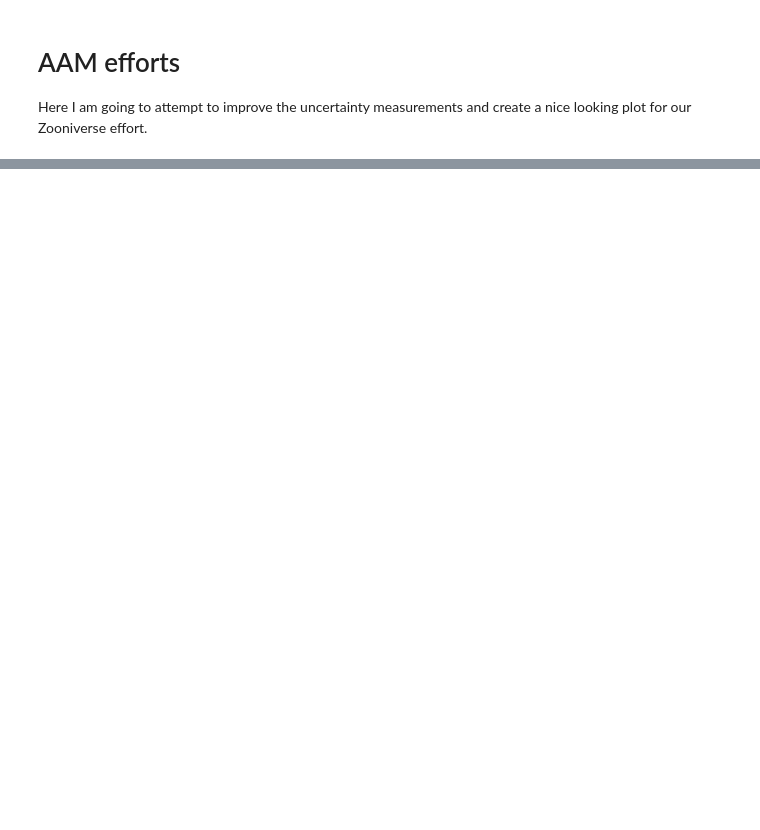
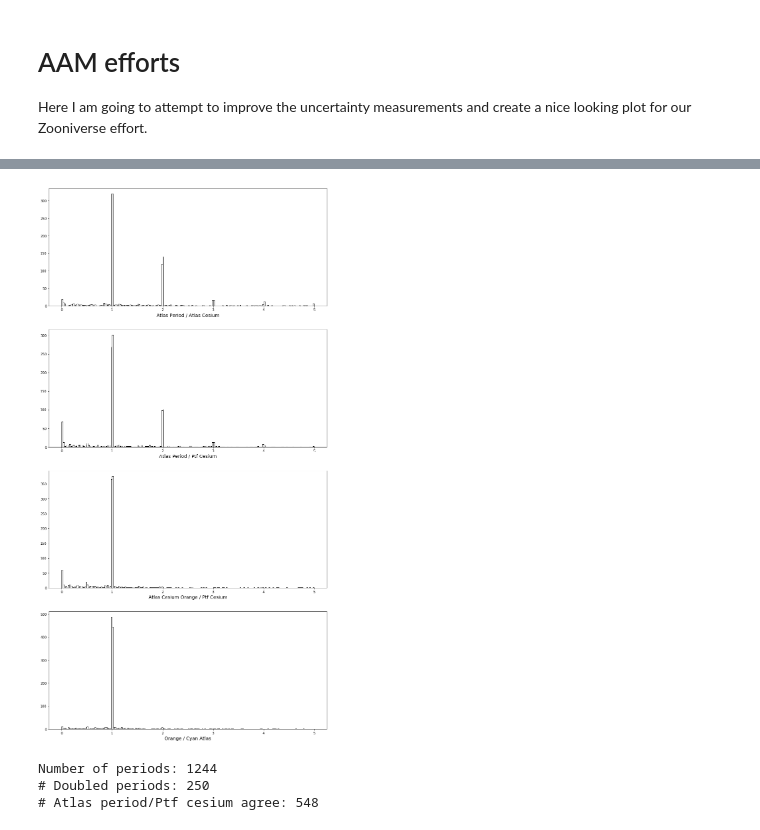
Before and after one commit to adamamiller/NUREU17, a Jupyter notebook: LSST/VariableStarClassification/Zooniverse_plot.ipynb, the cells around one changed output, grey strips where cells are left out. Saved outputs shown, nothing was run; the diff lists cells and outputs as text; code cells hidden in the pictures; blank space fills up the shorter version.

```diff
--- a/LSST/VariableStarClassification/Zooniverse_plot.ipynb
+++ b/LSST/VariableStarClassification/Zooniverse_plot.ipynb
@@ -207,0 +525,18 @@ plt.savefig('test.png', dpi = 300)
+# %%
+f1, ax1 = plt.subplots(4,1, figsize = (15,30))
+
+h1, c1, i1 = ax1[0].hist(perstbl['atlas period']/perstbl['atlas cesium o'], bins = 200, range = (0,5), fill = False)
+ax1[0].set_xlabel('Atlas Period / Atlas Cesium', fontsize = 14)
+
+h2, c2, i2 = ax1[1].hist(perstbl['atlas period'][real]/perstbl['ptf cesium'][real], bins = 200, range = (0,5), fill = False)
+ax1[1].set_xlabel('Atlas Period / Ptf Cesium', fontsize = 14)
+
+h3, c3, i3 = ax1[2].hist(perstbl['atlas cesium o'][real]/perstbl['ptf cesium'][real], bins = 200, range = (0,5), fill = False)
+ax1[2].set_xlabel('Atlas Cesium Orange / Ptf Cesium', fontsize = 14)
+
+h4, c4, i4 = ax1[3].hist(perstbl['atlas cesium o']/perstbl['atlas cesium c'], bins = 200, range = (0,5), fill = False)
+ax1[3].set_xlabel('Orange / Cyan Atlas', fontsize = 14)
+
+f1.savefig('./pershist.png', dpi = 300)
+# %% [output]
+[figure, added]
@@ -207,0 +567,8 @@ plt.savefig('test.png', dpi = 300)
+# %%
+print(f'Number of periods: {len(perstbl)}')
+print(f'# Doubled periods: {len(np.array(half2).nonzero()[0])}')
+print(f'# Atlas period/Ptf cesium agree: {len(np.array(agree).nonzero()[0])}')
+# %% [output]
+Number of periods: 1244
+# Doubled periods: 250
+# Atlas period/Ptf cesium agree: 548
```
Also changed, not shown: parts of 27 cells of this notebook.
